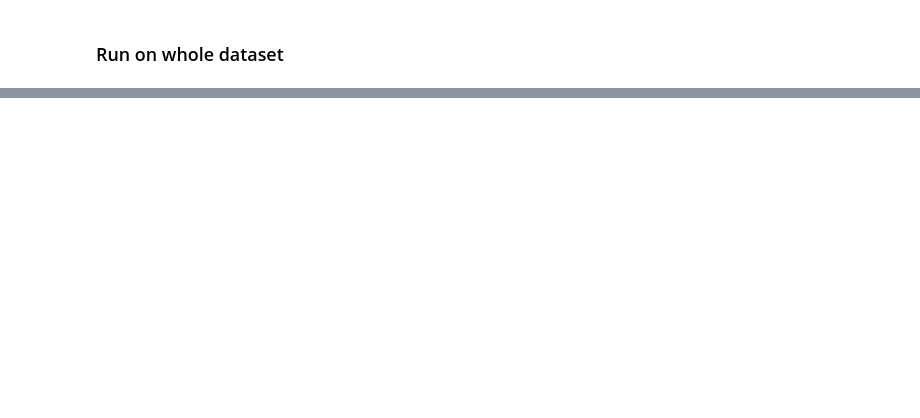
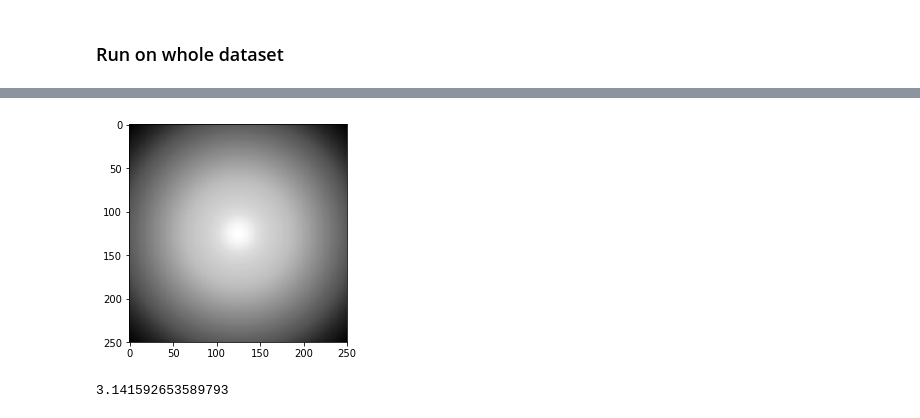
Before and after one commit to seung-lab/FilterFinder, a Jupyter notebook: notebooks/Transform.ipynb, the cells around one changed output, grey strips where cells are left out. Cells and saved outputs as stored; diff of their text form; code cells hidden in the pictures; blank space fills up the shorter version.

```diff
--- a/notebooks/Transform.ipynb
+++ b/notebooks/Transform.ipynb
@@ -302,0 +402,30 @@ print('3', 1,2)
+# %%
+def f(x, y, s):
+    return (1/(np.pi*s))*np.exp(-(x**2+y**2)/s,)
+
+step = 4
+a = np.ones((250,250))
+sigma = 0.005
+for x in range(a.shape[0]):
+    for y in range(a.shape[1]):
+        a[x,y] = f((x+0.0001)/250-0.5, (y+0.0001)/250-0.5, sigma)
+
+sigma = 0.5
+for x in range(a.shape[0]):
+    for y in range(a.shape[1]):
+        a[x,y] += 500*f((x+0.0001)/250-0.5, (y+0.0001)/250-0.5, sigma)
+
+sigma = 4
+for x in range(a.shape[0]):
+    for y in range(a.shape[1]):
+        a[x,y] += f((x+0.0001)/250+1, (y+0.0001)/250+1, sigma)
+
+
+vis.show(a)
+#xcsurface(a)
+# %% [output]
+[figure, added]
+# %%
+np.pi
+# %% [output]
+3.141592653589793
```
Also changed, not shown: parts of 19 cells of this notebook, 5 other files.
